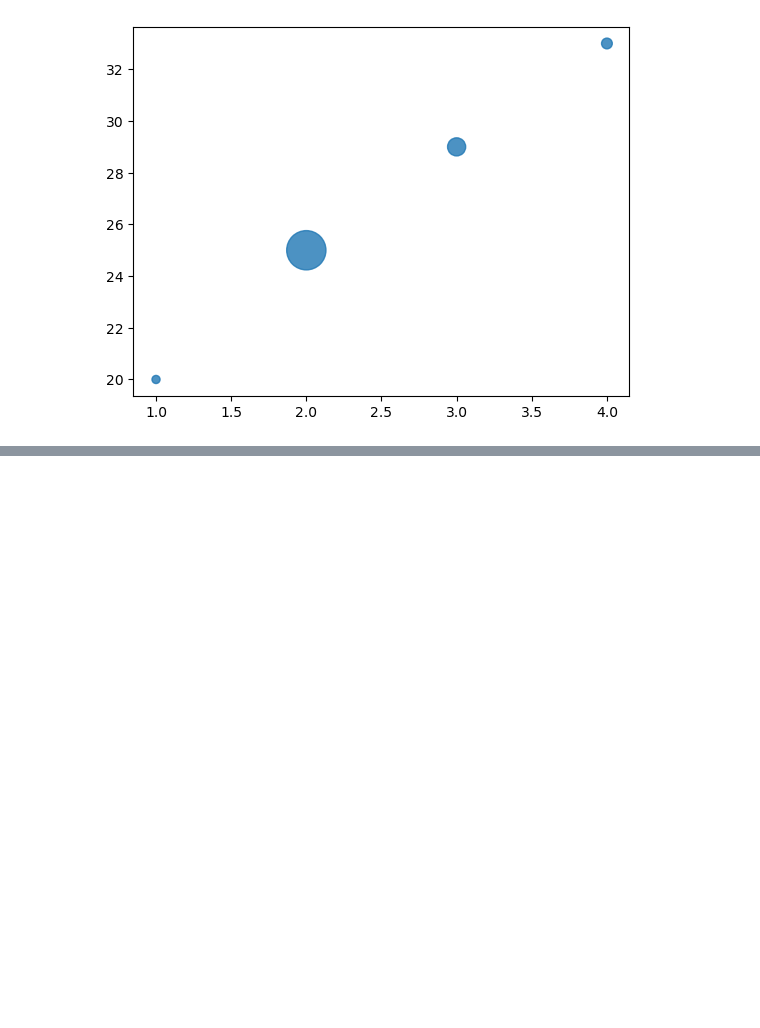
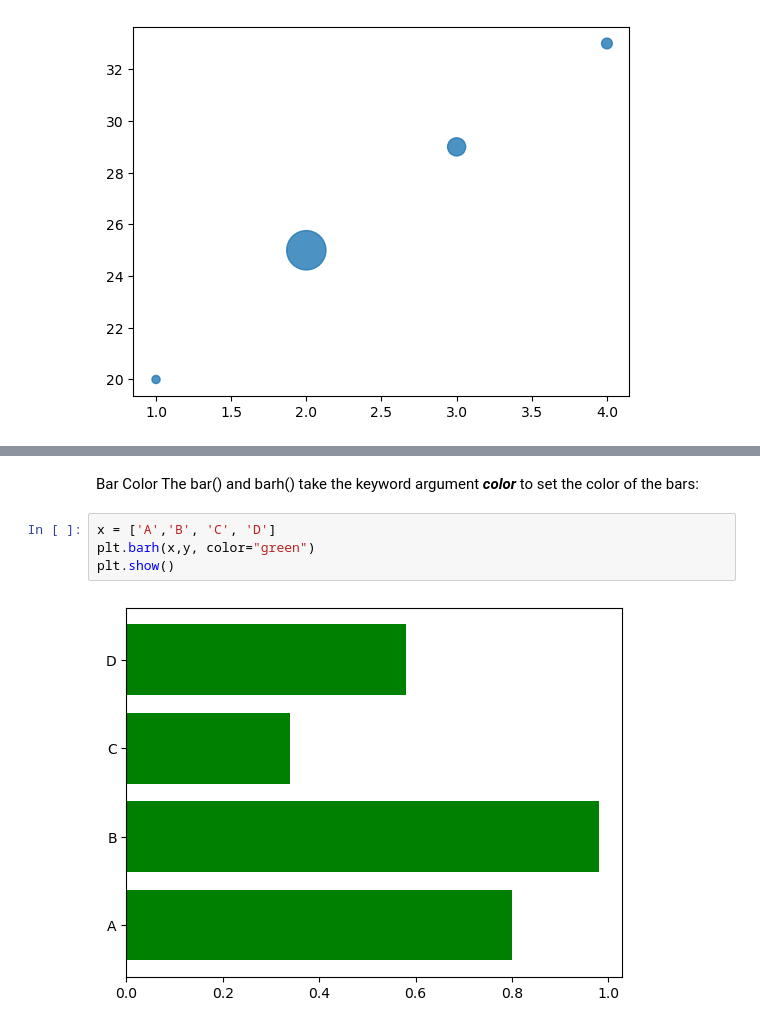
Before and after one commit to ThomasOindi/Learnings, a Jupyter notebook: matplot_library.ipynb, the cells around one changed output, grey strips where cells are left out. Saved outputs shown, nothing was run; the diff lists cells and outputs as text; blank space fills up the shorter version.

```diff
--- a/matplot_library.ipynb
+++ b/matplot_library.ipynb
@@ -442,0 +478,9 @@ plt.show()
+# %% [markdown]
+Bar Color
+The bar() and barh() take the keyword argument <b><i>color</i></b> to set the color of the bars:
+# %%
+x = ['A','B', 'C', 'D']
+plt.barh(x,y, color="green")
+plt.show()
+# %% [output]
+[figure, added]
```
Also changed, not shown: parts of 10 cells of this notebook.
